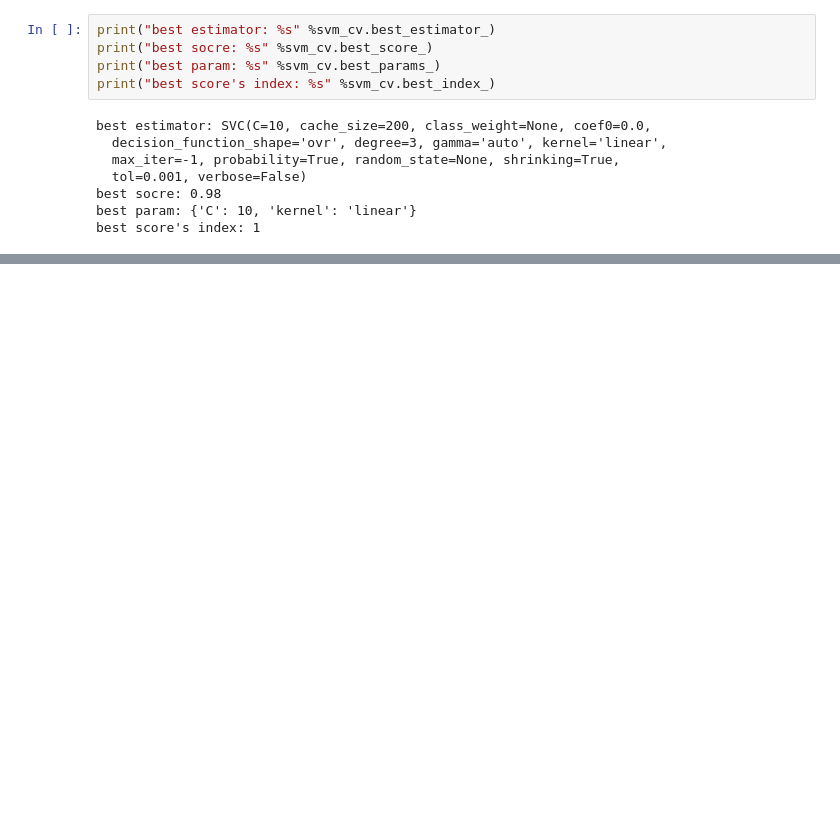
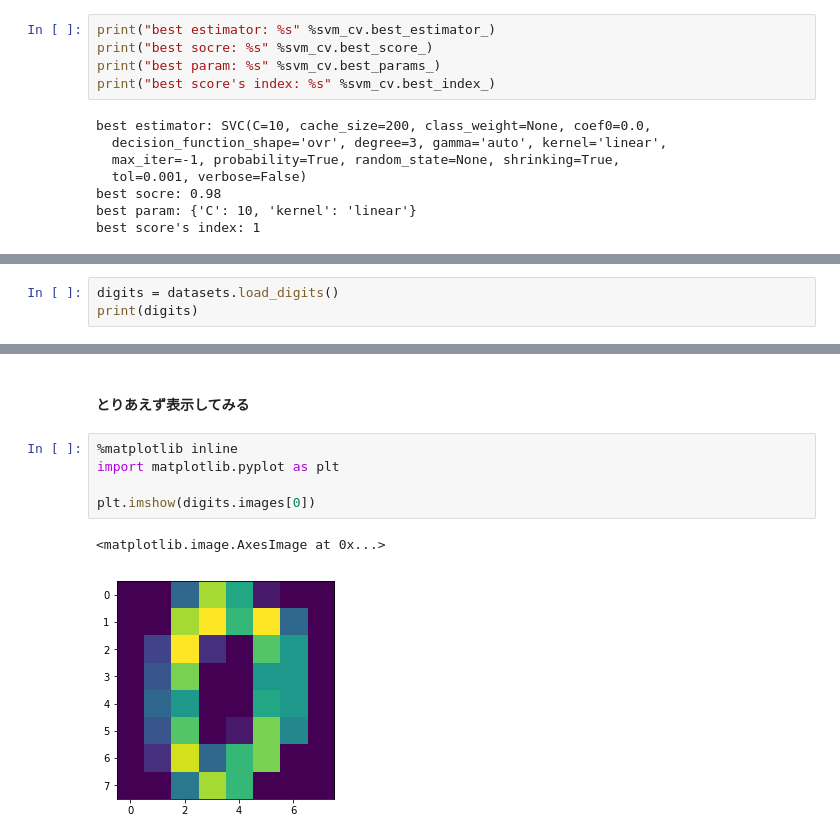
Before and after one commit to YK-Orfeluna/svm_lecture, a Jupyter notebook: classification.ipynb, the cells around one changed output, grey strips where cells are left out. Saved outputs shown, nothing was run; the diff lists cells and outputs as text; blank space fills up the shorter version.

```diff
--- a/classification.ipynb
+++ b/classification.ipynb
@@ -244,0 +344,3 @@ best score's index: 1
+# %%
+digits = datasets.load_digits()
+print(digits)
@@ -244,0 +365,10 @@ best score's index: 1
+# %% [markdown]
+#### とりあえず表示してみる
+# %%
+%matplotlib inline
+import matplotlib.pyplot as plt
+
+plt.imshow(digits.images[0])
+# %% [output]
+<matplotlib.image.AxesImage at 0x...>
+[figure, added]
```
Also changed, not shown: parts of 27 cells of this notebook.
